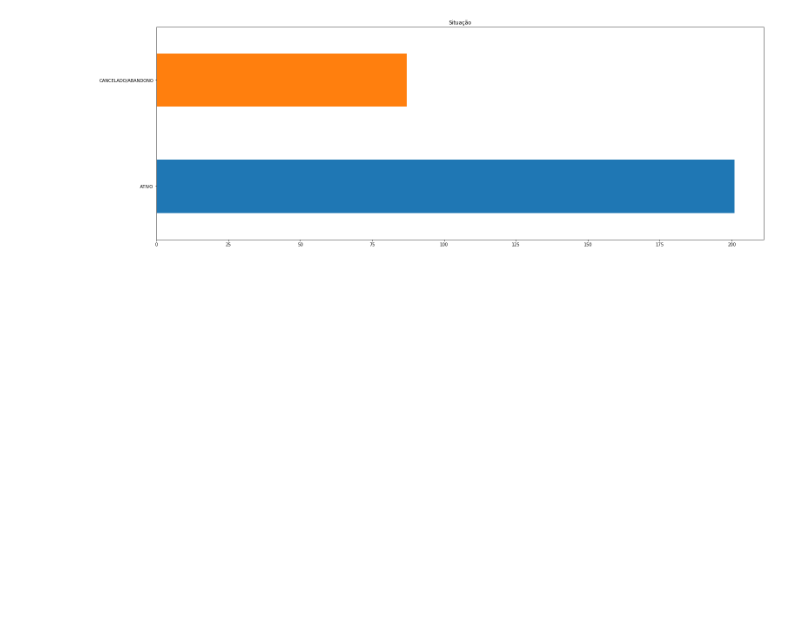
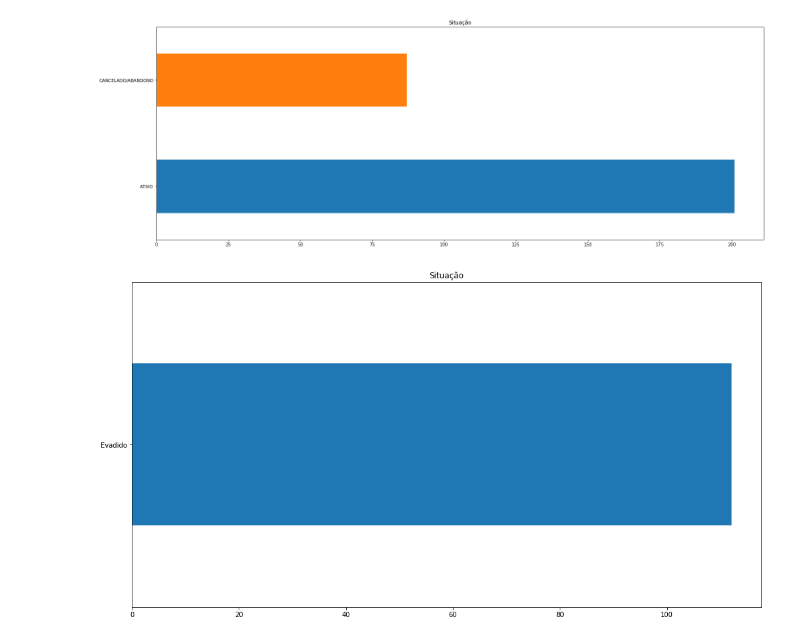
Before and after one commit to igorslima/analise-evasao, a Jupyter notebook: notebooks/clusterizacao2.ipynb, the cells around one changed output. Cells and saved outputs as stored; diff of their text form; code cells hidden in the pictures; blank space fills up the shorter version.

Commit message:
Fazendo gráficos por classe

```diff
--- a/notebooks/clusterizacao2.ipynb
+++ b/notebooks/clusterizacao2.ipynb
@@ -359 +322,22 @@ gerar_graficos(cluster)
+# %%
+y_data_frame = _gerar_target(data_frame)
+# %%
+data_frame['Situação'] = y_data_frame
+# %%
+evadidos = data_frame[data_frame['Situação'] == 'Evadido']
+nao_evadidos = data_frame[data_frame['Situação'] == 'Não evadido']
+# %%
+def gerar_graficos_por_classe(dados, coluna, pasta):
+    data = dados[coluna].value_counts()
+    data.plot(kind='barh', title=coluna,figsize=(17, 9))
+    plt.savefig('../imagens/2015_2016/evadidos/' +"" coluna + '.jpg')
+
+def gerar_todos_graficos_por_classe(cluster, nome_cluster):
+    for coluna in cluster.columns:
+        gerar_graficos(cluster, coluna, nome_cluster)
+# %%
+for coluna in evadidos:
+    gerar_graficos_por_classe(evadidos, coluna)
+# %% [output]
+[figure, added]
 # %%
```
Also changed, not shown: parts of 14 cells of this notebook, 48 other files.
